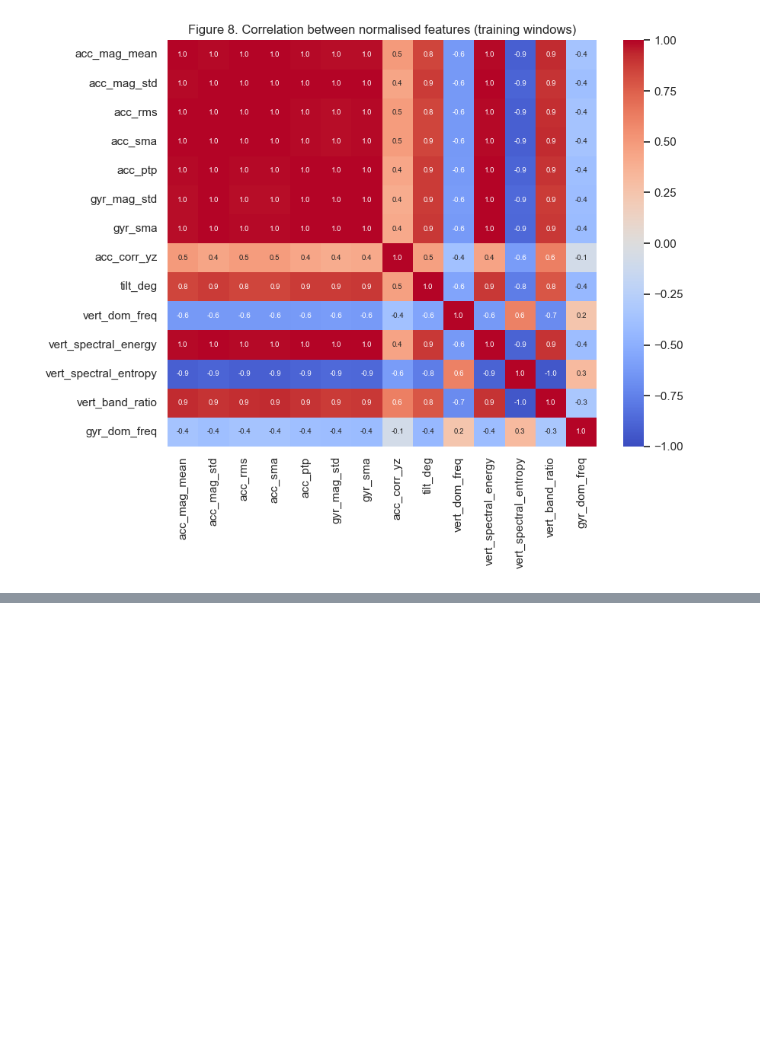
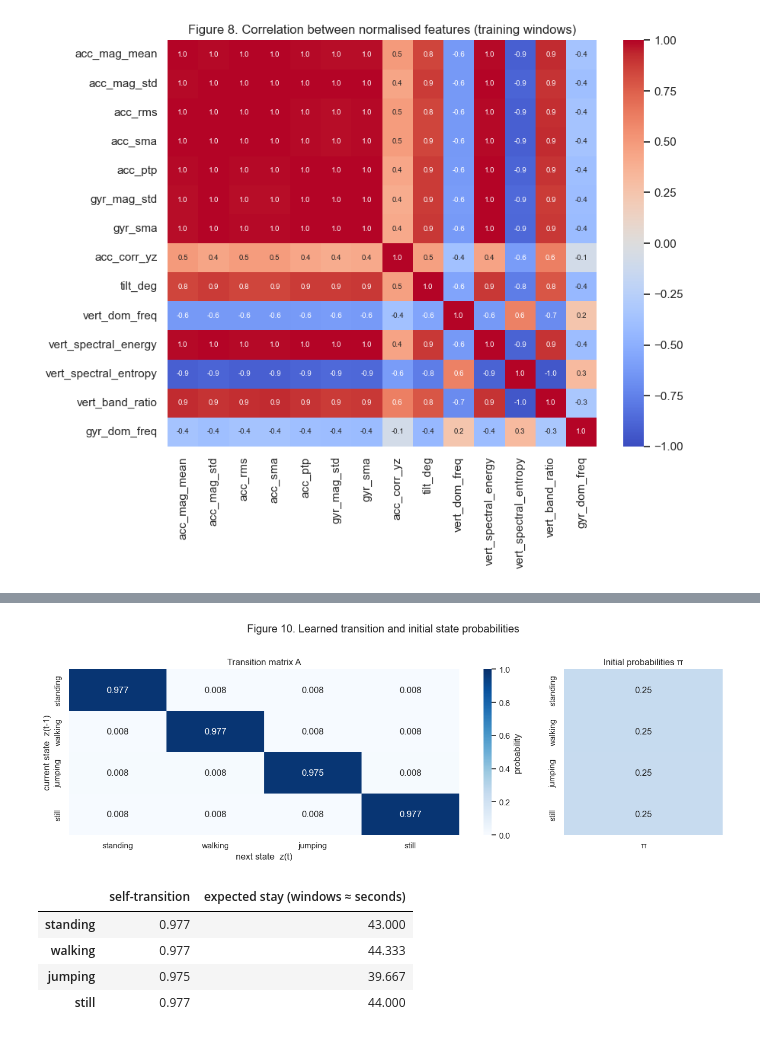
Before and after one commit to mukunzindahiro-max/hmm-activity-recognition, a Jupyter notebook: har_hmm.ipynb, the cells around one changed output, grey strips where cells are left out. Cells and saved outputs as stored; diff of their text form; code cells hidden in the pictures; blank space fills up the shorter version.

```diff
--- a/har_hmm.ipynb
+++ b/har_hmm.ipynb
@@ -342,0 +412,25 @@ plt.show()
+# %%
+fig, axes = plt.subplots(1, 2, figsize=(13, 4.5), gridspec_kw={"width_ratios": [4, 1.3]})
+sns.heatmap(pd.DataFrame(hmm.transmat_, index=ACTIVITIES, columns=ACTIVITIES), annot=True, fmt=".3f",
+            cmap="Blues", vmin=0, vmax=1, ax=axes[0], cbar_kws={"label": "probability"})
+axes[0].set_xlabel("next state  z(t)")
+axes[0].set_ylabel("current state  z(t-1)")
+axes[0].set_title("Transition matrix A")
+sns.heatmap(pd.DataFrame(hmm.startprob_, index=ACTIVITIES, columns=["π"]), annot=True, fmt=".2f",
+            cmap="Blues", vmin=0, vmax=1, ax=axes[1], cbar=False)
+axes[1].set_title("Initial probabilities π")
+fig.suptitle("Figure 10. Learned transition and initial state probabilities", y=1.02)
+fig.tight_layout()
+fig.savefig(PLOTS / "transition_matrix.png", dpi=150, bbox_inches="tight")
+plt.show()
+
+expected = 1 / (1 - np.diag(hmm.transmat_))
+pd.DataFrame({"self-transition": np.diag(hmm.transmat_),
+              "expected stay (windows ≈ seconds)": expected}, index=ACTIVITIES).round(3)
+# %% [output]
+[figure, added]
+|  | self-transition | expected stay (windows ≈ seconds) |
+| standing | 0.977 | 43.000 |
+| walking | 0.977 | 44.333 |
+| jumping | 0.975 | 39.667 |
+| still | 0.977 | 44.000 |
```
Also changed, not shown: parts of 9 cells of this notebook, 8 other files.
